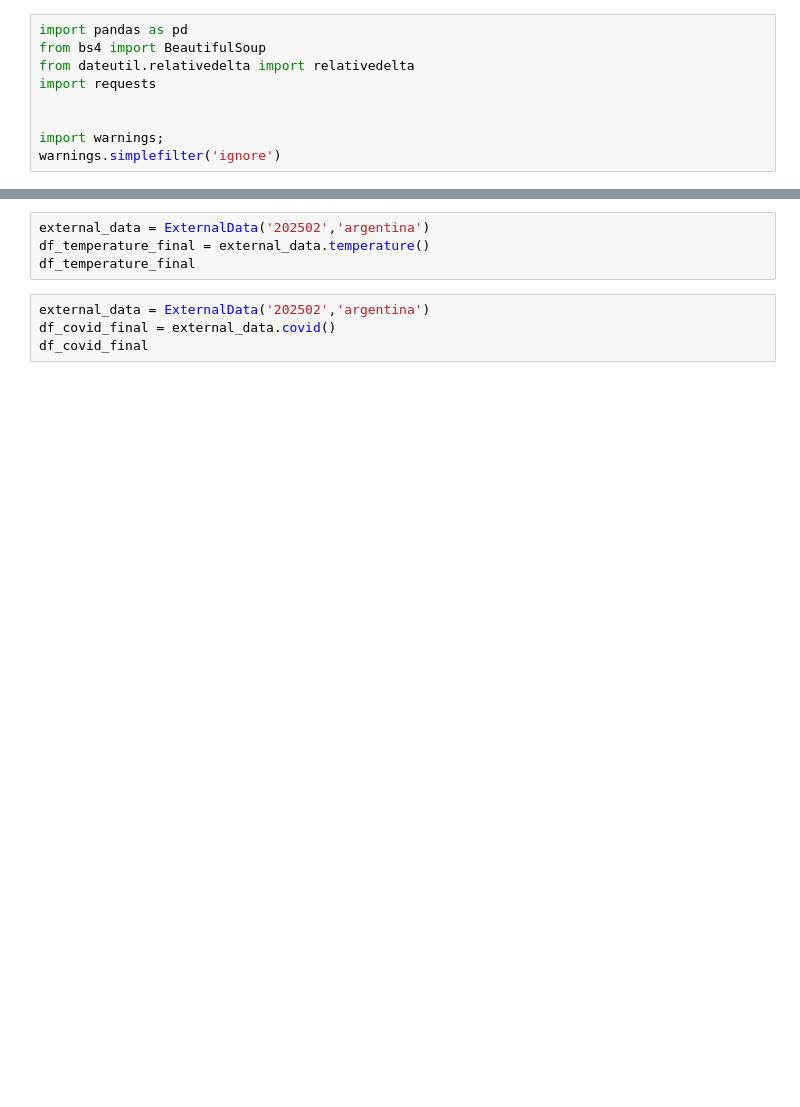
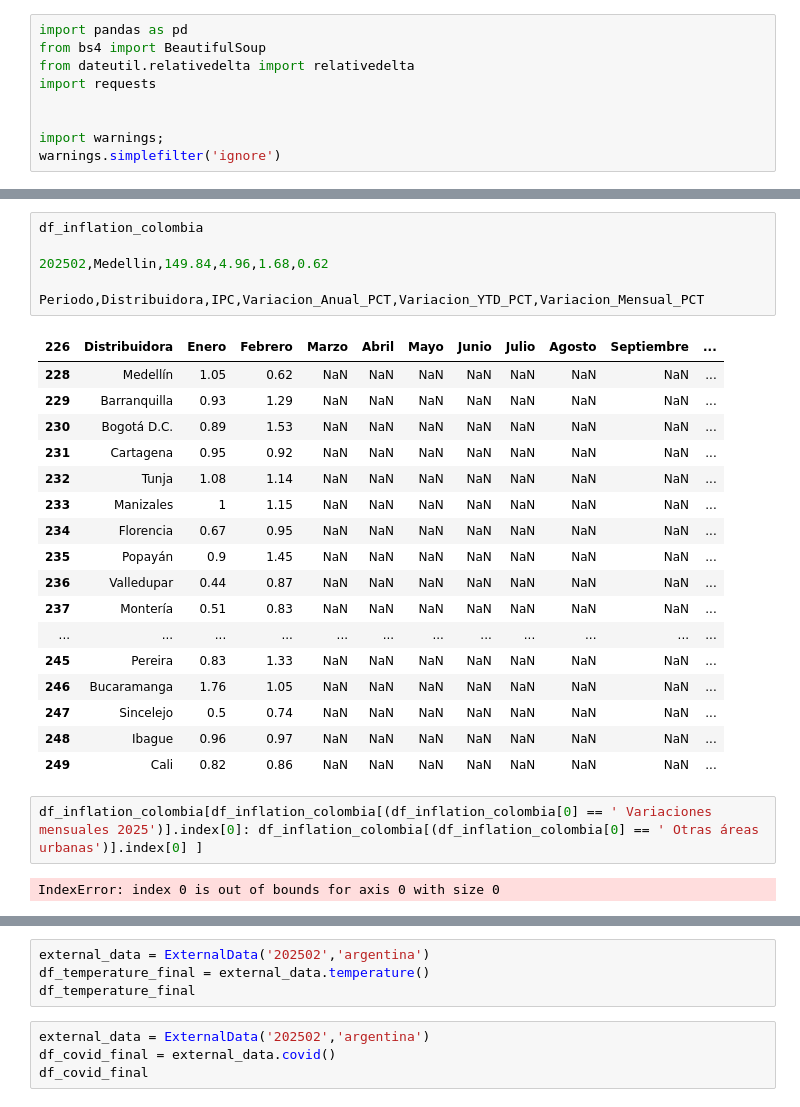
Before and after one commit to alejomd17/scrapping_temperature, a Jupyter notebook: scrapping_temperature.ipynb, the cells around one changed output, grey strips where cells are left out. Drawn from its saved outputs; the diff is of its cells as text; blank space fills up the shorter version.

Commit message:
Inflation Argentina & Colombia

```diff
--- a/scrapping_temperature.ipynb
+++ b/scrapping_temperature.ipynb
@@ -173,0 +290,28 @@ class ExternalData:
+# %%
+df_inflation_colombia
+
+202502,Medellin,149.84,4.96,1.68,0.62
+
+Periodo,Distribuidora,IPC,Variacion_Anual_PCT,Variacion_YTD_PCT,Variacion_Mensual_PCT
+# %% [output]
+| 226 | Distribuidora | Enero | Febrero | Marzo | Abril | Mayo | Junio | Julio | Agosto | Septiembre | ... |
+| 228 | Medellín | 1.05 | 0.62 | NaN | NaN | NaN | NaN | NaN | NaN | NaN | ... |
+| 229 | Barranquilla | 0.93 | 1.29 | NaN | NaN | NaN | NaN | NaN | NaN | NaN | ... |
+| 230 | Bogotá D.C. | 0.89 | 1.53 | NaN | NaN | NaN | NaN | NaN | NaN | NaN | ... |
+| 231 | Cartagena | 0.95 | 0.92 | NaN | NaN | NaN | NaN | NaN | NaN | NaN | ... |
+| 232 | Tunja | 1.08 | 1.14 | NaN | NaN | NaN | NaN | NaN | NaN | NaN | ... |
+| 233 | Manizales | 1 | 1.15 | NaN | NaN | NaN | NaN | NaN | NaN | NaN | ... |
+| 234 | Florencia | 0.67 | 0.95 | NaN | NaN | NaN | NaN | NaN | NaN | NaN | ... |
+| 235 | Popayán | 0.9 | 1.45 | NaN | NaN | NaN | NaN | NaN | NaN | NaN | ... |
+| 236 | Valledupar | 0.44 | 0.87 | NaN | NaN | NaN | NaN | NaN | NaN | NaN | ... |
+| 237 | Montería | 0.51 | 0.83 | NaN | NaN | NaN | NaN | NaN | NaN | NaN | ... |
+| ... | ... | ... | ... | ... | ... | ... | ... | ... | ... | ... | ... |
+| 245 | Pereira | 0.83 | 1.33 | NaN | NaN | NaN | NaN | NaN | NaN | NaN | ... |
+| 246 | Bucaramanga | 1.76 | 1.05 | NaN | NaN | NaN | NaN | NaN | NaN | NaN | ... |
+| 247 | Sincelejo | 0.5 | 0.74 | NaN | NaN | NaN | NaN | NaN | NaN | NaN | ... |
+| 248 | Ibague | 0.96 | 0.97 | NaN | NaN | NaN | NaN | NaN | NaN | NaN | ... |
+| 249 | Cali | 0.82 | 0.86 | NaN | NaN | NaN | NaN | NaN | NaN | NaN | ... |
+# %%
+df_inflation_colombia[df_inflation_colombia[(df_inflation_colombia[0] == ' Variaciones mensuales 2025')].index[0]: df_inflation_colombia[(df_inflation_colombia[0] == ' Otras áreas urbanas')].index[0]	]
+# %% [output]
+IndexError: index 0 is out of bounds for axis 0 with size 0
```
Also changed, not shown: parts of 8 cells of this notebook.
